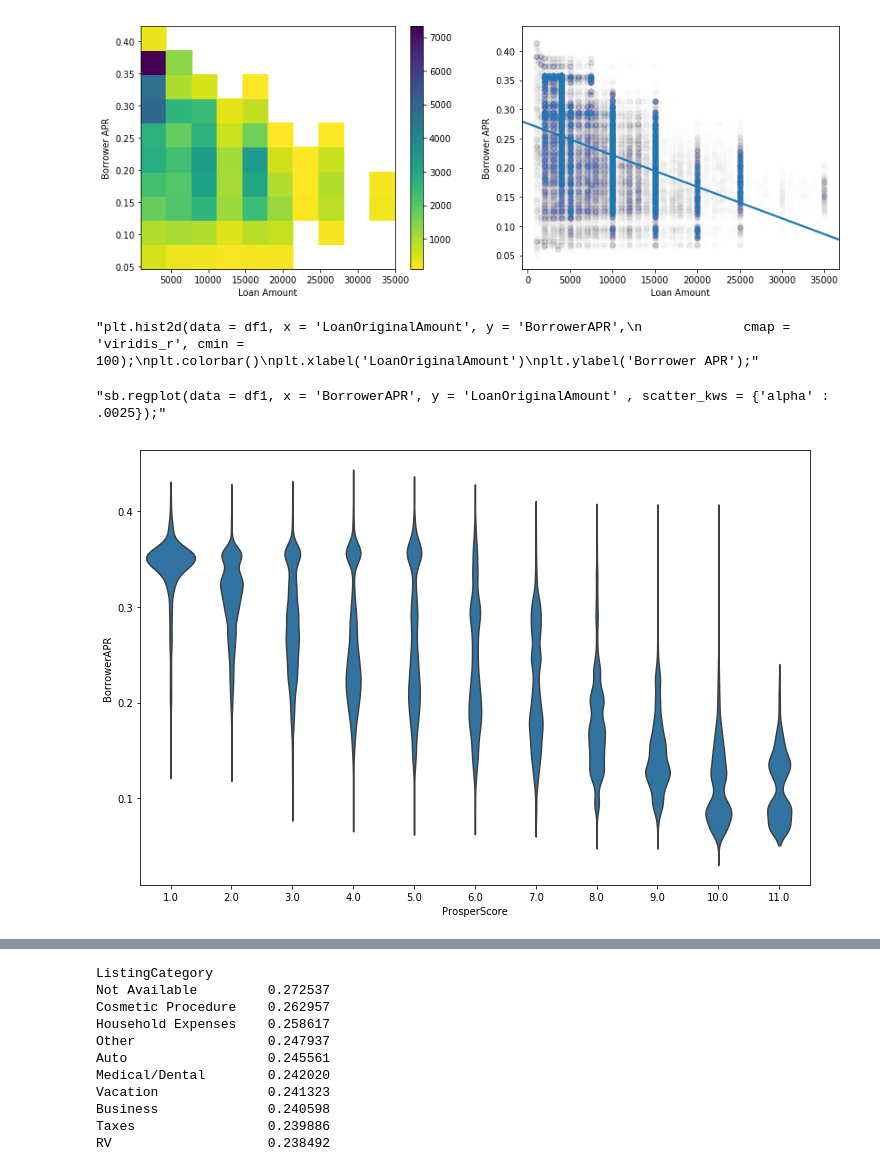
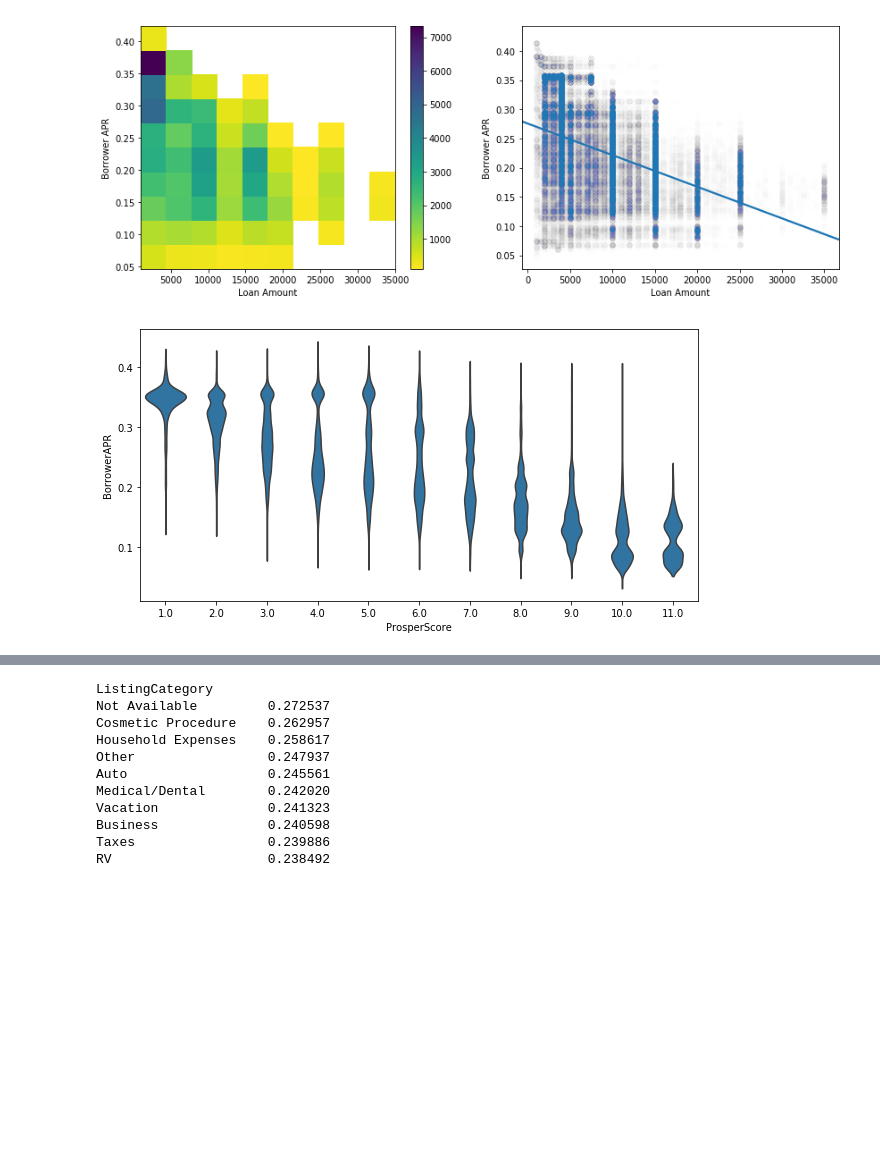
Before and after one commit to vijayelango/CommunicateDataFindings, a Jupyter notebook: exploration_template.ipynb, the cells around one changed output, grey strips where cells are left out. Saved outputs shown, nothing was run; the diff lists cells and outputs as text; code cells hidden in the pictures; blank space fills up the shorter version.

Commit message:
feat: Added more bi variate plots and comments.

```diff
--- a/exploration_template.ipynb
+++ b/exploration_template.ipynb
@@ -652,27 +659,15 @@ plt.xlabel('Loan Amount')
 plt.ylabel('Borrower APR');
 # %% [output]
 [figure]
-# %%
-'''plt.hist2d(data = df1, x = 'LoanOriginalAmount', y = 'BorrowerAPR',
-             cmap = 'viridis_r', cmin = 100);
-plt.colorbar()
-plt.xlabel('LoanOriginalAmount')
-plt.ylabel('Borrower APR');'''
-# %% [output]
-"plt.hist2d(data = df1, x = 'LoanOriginalAmount', y = 'BorrowerAPR',\n             cmap = 'viridis_r', cmin = 100);\nplt.colorbar()\nplt.xlabel('LoanOriginalAmount')\nplt.ylabel('Borrower APR');"
-# %%
-'''sb.regplot(data = df1, x = 'BorrowerAPR', y = 'LoanOriginalAmount' , scatter_kws = {'alpha' : .0025});'''
-# %% [output]
-"sb.regplot(data = df1, x = 'BorrowerAPR', y = 'LoanOriginalAmount' , scatter_kws = {'alpha' : .0025});"
 # %%
 # We will now plot prosper score over borrowerAPR to understand how they are spread.
-# It can be seen that the smaller the ProsperScore, density of APR is on the higher end.
-# All of the APR distribution are large with long tails.
-# This suggests large spread of APR's and significant outliers for a given prosper score
+# It can be seen that the smaller the ProsperScore, density distribution of APR is on the higher end.
+# All of the APR distribution are long with long tails.
+# This suggests large spread of APR's and significant outliers for any given prosper score.
 
-plt.figure(figsize=[12, 8])
+plt.figure(figsize=[10, 5])
 base_color = sb.color_palette()[0]
 sb.violinplot(data = df1, x = 'ProsperScore', y = 'BorrowerAPR', color = base_color,
               inner = None);
 # %% [output]
-[figure, old version]
+[figure, new version]
```
Also changed, not shown: parts of 29 cells of this notebook.
